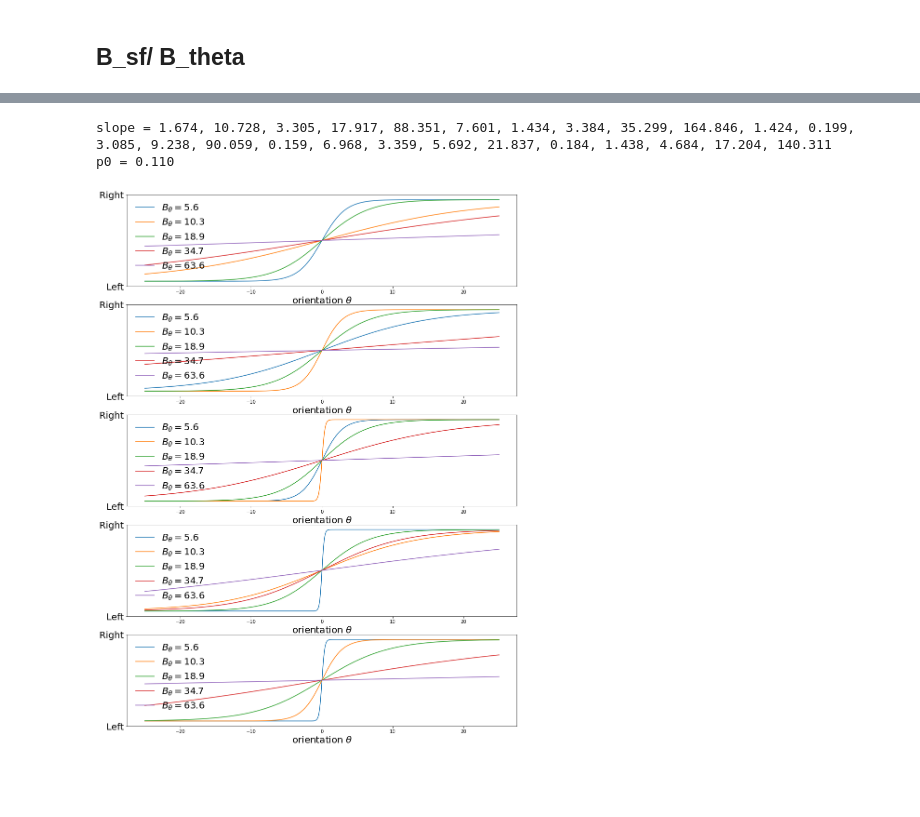
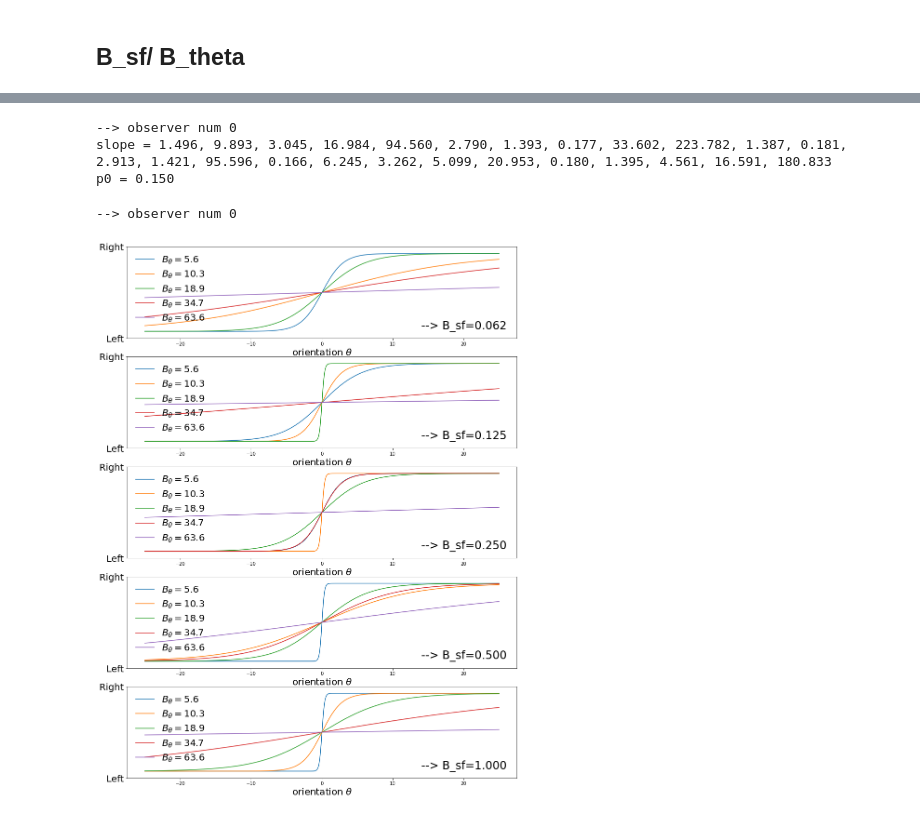
Before and after one commit to jennafradin/MSc-Internship, a Jupyter notebook: Notebooks/W17/31_analysis_joint_fit.ipynb, the cells around one changed output, grey strips where cells are left out. Saved outputs shown, nothing was run; the diff lists cells and outputs as text; code cells hidden in the pictures; blank space fills up the shorter version.

```diff
--- a/Notebooks/W17/31_analysis_joint_fit.ipynb
+++ b/Notebooks/W17/31_analysis_joint_fit.ipynb
@@ -77,7 +77,7 @@ criterion = torch.nn.BCELoss(reduction="sum")
 
 N_conditions = len(B_sf_list)*len(B_theta_list)
 bias = True
-logit0_init, theta0_init, log_wt_init = -np.log(1/.05 - 1), 0.0, np.log(10.)
+logit0_init, theta0_init, log_wt_init = -np.log(1/.10 - 1), 0.0, np.log(4.)
 
 class LogisticRegressionModel(torch.nn.Module):
     def __init__(self, logit0_init, theta0_init, log_wt_init, bias=True):
@@ -147,9 +147,11 @@ def fit_data(
 # %%
 bias = False
 #bias = True
+results = {}
 for num, data in enumerate(subj_data_list) :
     logistic_model, loss = fit_data(data_dict[num]['theta'],
                                     data_dict[num]['conditions'],
                                     data_dict[num]['response'], bias=bias, verbose=True)
+    results[num] = logistic_model
     print("Final loss =", loss)
 # %% [output]
@@ -194,33 +196,37 @@ def get_params(logistic_model, verbose=False):
         print(f"p0 = {npa2str(p0_)}")
     return theta0_, wt_, p0_
 
-
-theta0_, wt_, p0_ = get_params(logistic_model, verbose=True)
+for num, data in enumerate(subj_data_list) :
+    print('--> observer num', num)
+    theta0_, wt_, p0_ = get_params(results[num], verbose=True)
 # %% [output]
-slope = 1.674, 10.728, 3.305, 17.917, 88.351, 7.601, 1.434, 3.384, 35.299, 164.846, 1.424, 0.199, 3.085, 9.238, 90.059, 0.159, 6.968, 3.359, 5.692, 21.837, 0.184, 1.438, 4.684, 17.204, 140.311
-p0 = 0.110
+--> observer num 0
+slope = 1.496, 9.893, 3.045, 16.984, 94.560, 2.790, 1.393, 0.177, 33.602, 223.782, 1.387, 0.181, 2.913, 1.421, 95.596, 0.166, 6.245, 3.262, 5.099, 20.953, 0.180, 1.395, 4.561, 16.591, 180.833
+p0 = 0.150
 # %%
-#for num, data in enumerate(subj_data_list) :
+for num, data in enumerate(subj_data_list) :
+    print('--> observer num', num)
+    fig, axs = plt.subplots(len(B_sf_list), 1, figsize=(15, 21))
+    x_values = np.linspace(-25, 25, 400)
 
-fig, axs = plt.subplots(len(B_sf_list), 1, figsize=(15, 21))
-x_values = np.linspace(-25, 25, 400)
+    for i_B_sf, B_sf in enumerate(B_sf_list):
+        ax = axs[i_B_sf]
 
-for i_B_sf, B_sf in enumerate(B_sf_list):
-    ax = axs[i_B_sf]
+        #colors = plt.cm.inferno(np.linspace(1, .2, len(B_thetas))) #tc colormap
 
-    #colors = plt.cm.inferno(np.linspace(1, .2, len(B_thetas))) #tc colormap
+        for i_B_theta, B_theta in enumerate(B_theta_list):
+            i_condition = i_B_theta + i_B_sf*len(B_theta_list)
+            conditions = i_condition*np.ones_like(x_values)
+            y_values = results[num](torch.Tensor(x_values),
+                                      torch.ByteTensor(conditions)).detach().numpy()
+            ax.plot(x_values, y_values, label=r'$B_\theta=%s$' % f'{B_theta:.1f}')
 
-    for i_B_theta, B_theta in enumerate(B_theta_list):
-        i_condition = i_B_theta + i_B_sf*len(B_theta_list)
-        conditions = i_condition*np.ones_like(x_values)
-        y_values = logistic_model(torch.Tensor(x_values),
-                                  torch.ByteTensor(conditions)).detach().numpy()
-        ax.plot(x_values, y_values, label=r'$B_\theta=%s$' % f'{B_theta:.1f}')
-
-    ax.set_xlabel(r"orientation $\theta$", fontsize=20)
-    ax.set_yticks([0.0, 1.0])
-    ax.set_yticklabels(["Left", "Right"], fontsize=20)
-    ax.legend(fontsize=20, frameon=False, scatterpoints=6)
-    #if i_B_sf==0: ax.legend(fontsize=20, frameon=False, scatterpoints=6)
+        ax.set_xlabel(r"orientation $\theta$", fontsize=20)
+        ax.set_yticks([0.0, 1.0])
+        ax.set_yticklabels(["Left", "Right"], fontsize=20)
+        ax.legend(fontsize=20, frameon=False, scatterpoints=6)
+        #if i_B_sf==0: ax.legend(fontsize=20, frameon=False, scatterpoints=6)
+        ax.text(14, 0.1, f'--> B_sf={B_sf:.3f}', fontsize=24)
 # %% [output]
+--> observer num 0
-[figure, old version]
+[figure, new version]
```
Also changed, not shown: parts of 4 cells of this notebook, 3 other files.
